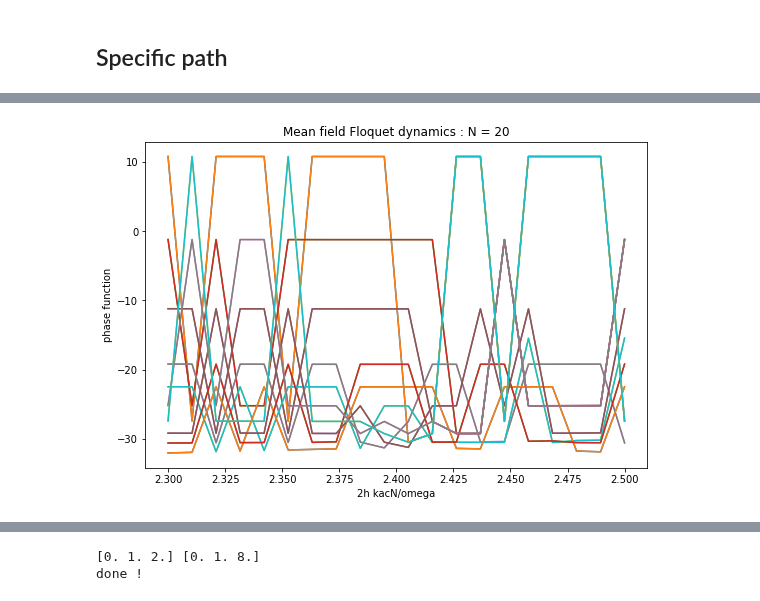
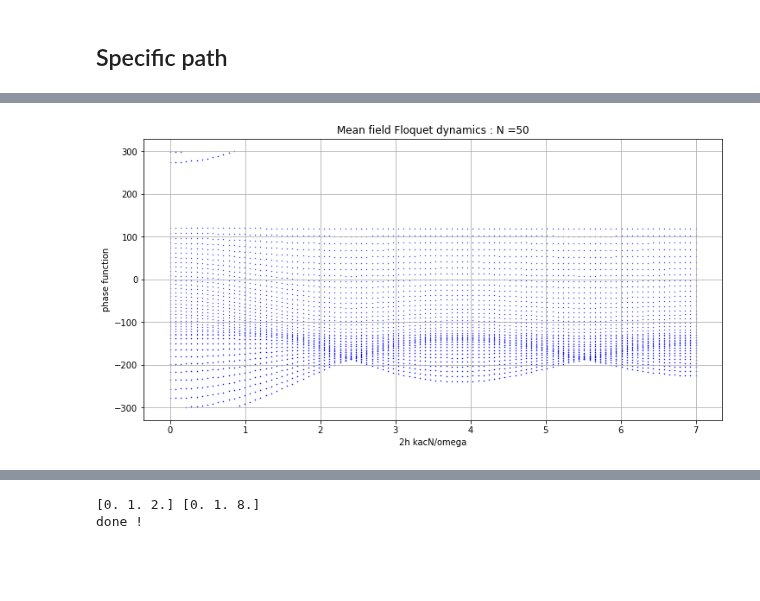
Before and after one commit to SuperStarCZ/floquet_theory, a Jupyter notebook: floquet_spin_dynamics.ipynb, the cells around one changed output, grey strips where cells are left out. Cells and saved outputs as stored; diff of their text form; code cells hidden in the pictures; blank space fills up the shorter version.

Commit message:
data is well defined

```diff
--- a/floquet_spin_dynamics.ipynb
+++ b/floquet_spin_dynamics.ipynb
@@ -179,22 +179,26 @@ import math
 import time
 start = time.time()
 
-N = 20
+# Bessel's root of first order
+# 2.40482555769577	5.52007811028631	8.65372791291101	11.7915344390142	14.9309177084877
+
+N = 50
 kacN = N
 h0 = 0.1
 omega = 600
 w = omega
 tsteps = 500
-hsteps = 20
-h1 = 1/(2. * kacN) * omega * 2.3
-h2 = 1/(2. * kacN) * omega * 2.5
+
+hsteps = 100
+h1 = 1/(2. * kacN) * omega * 0.0
+h2 = 1/(2. * kacN) * omega * 7
 hs = np.linspace(h1, h2, hsteps)
 hpp = (np.ones((N+1,len(hs))) * hs).T
-T = 2 * np.pi/w
-t = np.linspace(0,T,tsteps)
+#hpp = np.asarray(hpp)
 psi = np.eye(N+1) + 1j * np.zeros((N+1,N+1))
-phasefunc_path = np.zeros(len(hs))
 H1 = np.zeros((N+1,N+1))
+
+filename1 = 'mfd_fl_h_0-15p5_varies'+str(N)+'real.jpeg'
 
 def delta_func(x,y):
         if ( x == y ):
@@ -211,47 +215,24 @@ def floq_func(psi0, t, h, h0, H1, H0, w):
     floq_h = np.dot(floq_jac(psi0, t, h, h0, H1, H0, w), psi0)
     return floq_h
 
-def floq_proc(psi,H0,H1,hs,w,nn):
-    pp = nn
-    labelname = 'wave func_' + str(nn)
-    filename = str(N) + '_wave_' + str(nn)+ '.txt'
+def floq_evolv(psi,H0,H1,h,w):
+    T = 2 * np.pi/w
+    t = np.linspace(0,2 * np.pi/w,tsteps)
+    floqEvolution_mat = np.zeros((N+1,N+1)) + 1j * np.zeros((N+1,N+1))
 
-    # calculate for first "h"
-    h = hs[0]
-    floqEvolution_mat = np.zeros((N+1,N+1)) + 1j * np.zeros((N+1,N+1))
-    for mm in np.arange(N+1):
-        psi0 = psi[mm]
-        psi_t = odeintw(floq_func,psi0,t,args=(h, h0, H1, H0, w), Dfun=floq_jac)
-        floqEvolution_mat[mm] = psi_t[-1]
+    for m in np.arange(N+1):
+        psi0 = psi[m]
+        psi_t = odeintw(floq_func,psi0,t,args=(h, h0, H1, H0, w))
+        floqEvolution_mat[m] = psi_t[-1]
     evals, evecs = eig(floqEvolution_mat)
-    #evecs = np.asarray(list(map(lambda x :x/np.linalg.norm(x),evecs)))
-    phasefunc = 1j * np.log(evals[nn] + 1j * 0) * omega/(2 * np.pi)
-    evecs_path = evecs[nn]
-    phasefunc_path[0] = phasefunc.real
-
-    # calculate for rest of the "h"
-    for cc, h in enumerate(hs[1:len(hs)]):
-        floqEvolution_mat = np.zeros((N+1,N+1)) + 1j * np.zeros((N+1,N+1))
-        for mm in np.arange(N+1):
-            psi0 = psi[mm]
-            psi_t = odeintw(floq_func,psi0,t,args=(h, h0, H1, H0, w), Dfun=floq_jac)
-            floqEvolution_mat[mm] = psi_t[-1]
-        evals, evecs = eig(floqEvolution_mat)
-        #evecs = np.asarray(list(map(lambda x :x/np.linalg.norm(x),evecs)))
-        prob = np.asarray(list(map(lambda x:np.dot(np.conjugate(evecs_path).T,x),evecs)))
-        for i,pr in enumerate(prob):
-            if (np.round(pr.real) == 1.0):
-                pp = i
-                break
-        evecs_path = evecs[pp]
-        phasefunc = 1j * np.log(evals[pp] + 1j * 0) * omega/(2 * np.pi)
-        phasefunc_path[cc+1] = phasefunc.real
-    return phasefunc_path
+    phasefunc = 1j * np.log(evals + 1j * 0) * w/(2 * np.pi)
+    return [h,phasefunc.real,evecs]
 
 if __name__ == '__main__':
     nprocs = 4
     p = Pool(processes = nprocs)
     print("running for N = ", N, "with",nprocs,"processors")
+    start = time.time()
 
     spin = 0.5 * np.arange(N+1)[-1]
     s = np.arange(-spin,spin+1)
@@ -261,17 +242,22 @@ if __name__ == '__main__':
             H1[i][j] = 0.5 * (np.sqrt(spin * (spin+1) - s[i] * (s[i]+1)) * delta_func(s[j],s[i]+1)\
                               + np.sqrt(spin * (spin+1) - s[i] * (s[i]-1)) * delta_func(s[j],s[i]-1))
 
-    print('run starts !!')
-    data = p.starmap(floq_proc,[(psi,H0,H1,hs,w,nn) for nn in np.arange(N+1)])
+    data = p.starmap(floq_evolv,[(psi,H0,H1,h,w) for h in hs])
+    data = np.asarray(data,dtype=None).reshape((len(hs),3))
+    h_f = data[:,[0]]
+    phs_f = data[:,[1]]
+    evec_f = data[:,[2]]
+    print('time taken',(time.time()-start)/60,'minute')
 
-    print('time taken',(time.time()-start)/60.0,'minute')
-
-    title = "Mean field Floquet dynamics : N = " + str(N)
-    plt.figure(figsize = (9,6))
-    for i in np.arange(N):
-        plt.plot(2 * hs * kacN/omega, data[i])
+    title = "Mean field Floquet dynamics : N =" + str(N)
+    plt.figure(figsize = (12,6))
+    for xx in np.arange(len(hs)):
+        plt.scatter(2 * hpp[xx] * kacN /w, phs_f[xx][0].real,\
+                    color = 'blue', marker='.', s = 0.5)
     plt.title(title)
     plt.xlabel("2h kacN/omega")
     plt.ylabel("phase function")
+    plt.grid()
+    #plt.savefig(filename1,dpi=500)
     plt.show()
 # %% [output]
@@ -281 +266 @@ time taken 1.2588300466537476 minute
-[figure, old version]
+[figure, new version]
```
Also changed, not shown: parts of 6 cells of this notebook.
